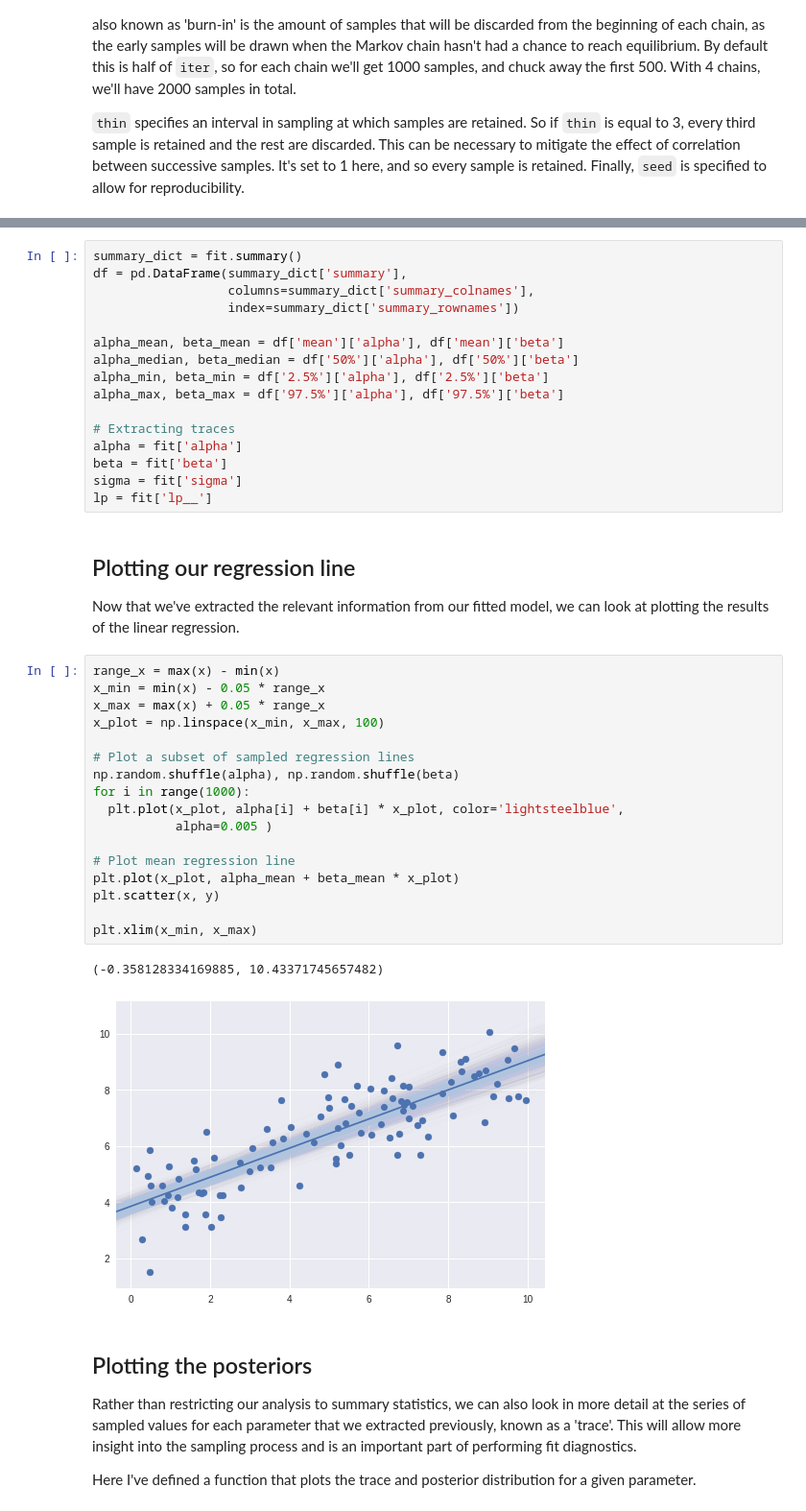
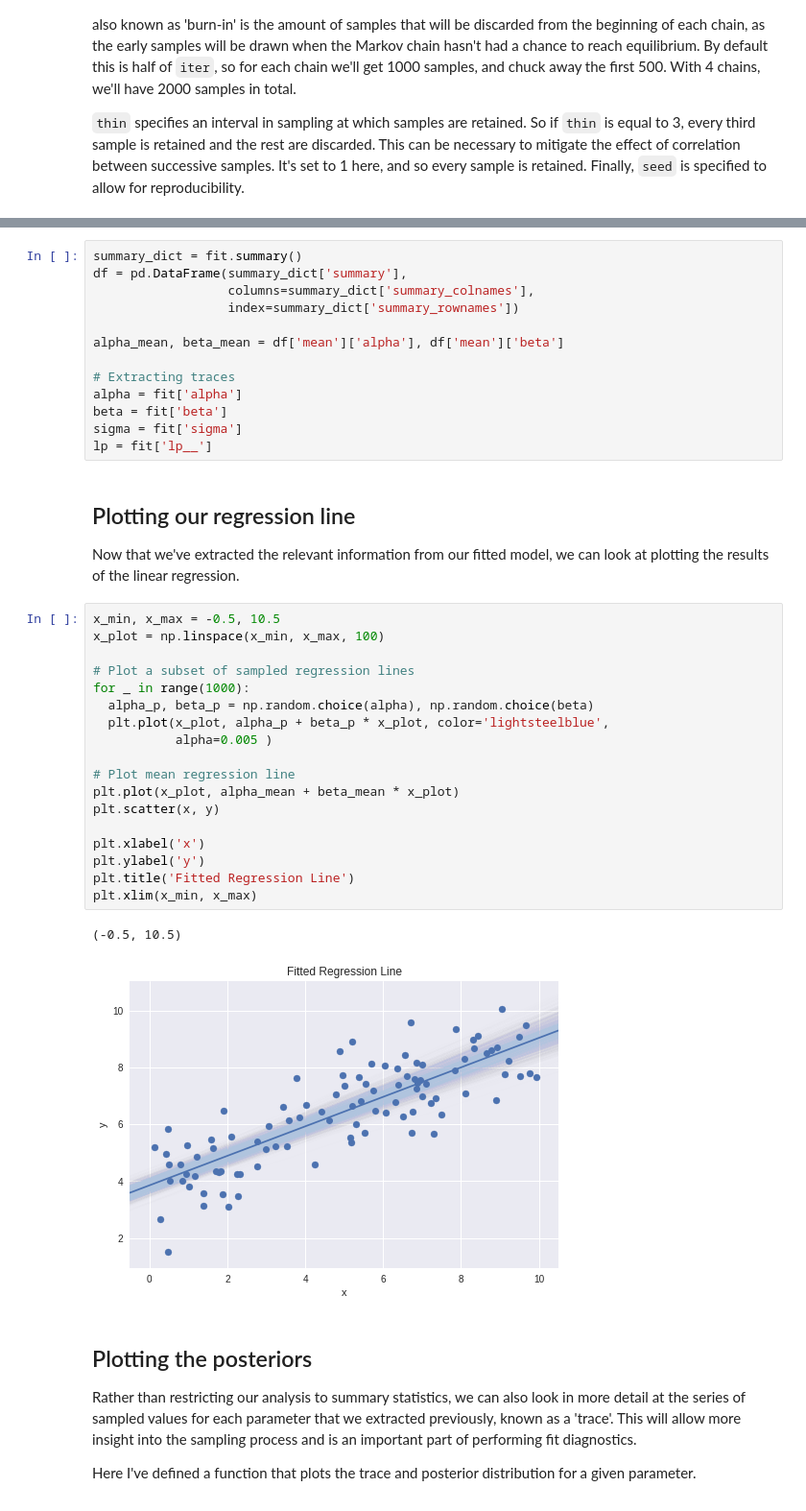
Before and after one commit to mwestt/An-Introduction-to-Bayesian-Inference-in-PyStan, a Jupyter notebook: PyStan.ipynb, the cells around one changed output, grey strips where cells are left out. Shown: that part at 96% size. Cells and saved outputs as stored; diff of their text form.

```diff
--- a/PyStan.ipynb
+++ b/PyStan.ipynb
@@ -151,9 +149,6 @@ df = pd.DataFrame(summary_dict['summary'],
                   index=summary_dict['summary_rownames'])
 
 alpha_mean, beta_mean = df['mean']['alpha'], df['mean']['beta']
-alpha_median, beta_median = df['50%']['alpha'], df['50%']['beta']
-alpha_min, beta_min = df['2.5%']['alpha'], df['2.5%']['beta']
-alpha_max, beta_max = df['97.5%']['alpha'], df['97.5%']['beta']
 
 # Extracting traces
 alpha = fit['alpha']
@@ -165,25 +160,26 @@ lp = fit['lp__']
 
 Now that we've extracted the relevant information from our fitted model, we can look at plotting the results of the linear regression.
 # %%
-range_x = max(x) - min(x)
-x_min = min(x) - 0.05 * range_x
-x_max = max(x) + 0.05 * range_x
+x_min, x_max = -0.5, 10.5
 x_plot = np.linspace(x_min, x_max, 100)
 
 # Plot a subset of sampled regression lines
-np.random.shuffle(alpha), np.random.shuffle(beta)
-for i in range(1000):
-  plt.plot(x_plot, alpha[i] + beta[i] * x_plot, color='lightsteelblue',
+for _ in range(1000):
+  alpha_p, beta_p = np.random.choice(alpha), np.random.choice(beta)
+  plt.plot(x_plot, alpha_p + beta_p * x_plot, color='lightsteelblue',
            alpha=0.005 )
 
 # Plot mean regression line
 plt.plot(x_plot, alpha_mean + beta_mean * x_plot)
 plt.scatter(x, y)
 
+plt.xlabel('x')
+plt.ylabel('y')
+plt.title('Fitted Regression Line')
 plt.xlim(x_min, x_max)
 # %% [output]
-(-0.358128334169885, 10.43371745657482)
+(-0.5, 10.5)
-[figure, old version]
+[figure, new version]
 # %% [markdown]
 ## Plotting the posteriors
 
```
Also changed, not shown: parts of 12 cells of this notebook, 7 other files.
